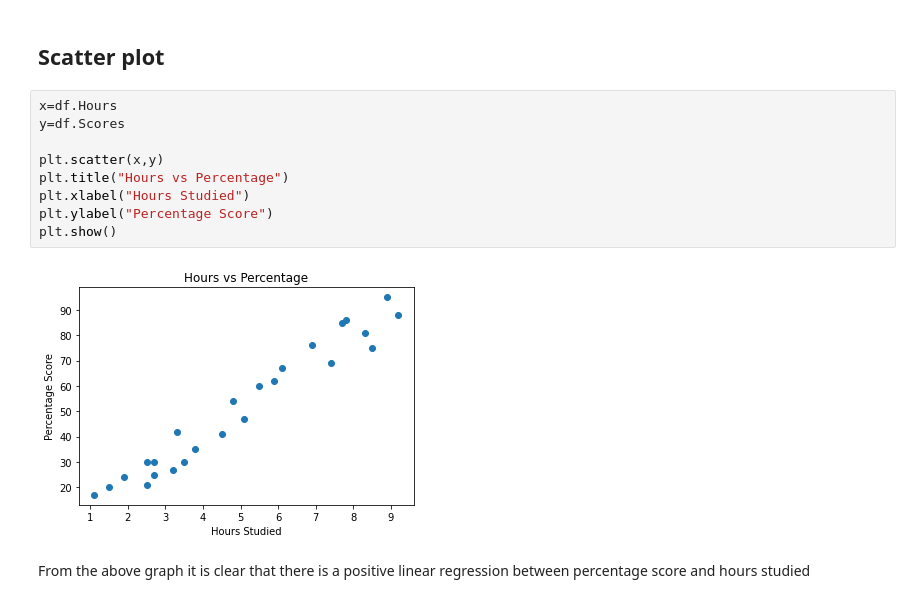
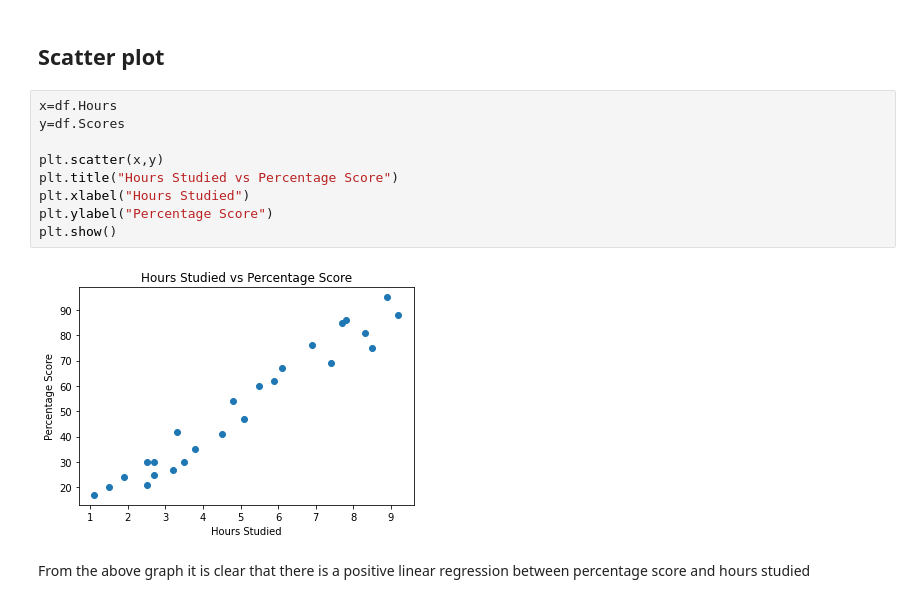
Before and after one commit to aejazvelani/The-Sparks-Foundation, a Jupyter notebook: Task_2__The_Sparks_Foundation.ipynb, the cells around one changed output. Saved outputs shown, nothing was run; the diff lists cells and outputs as text.

```diff
--- a/Task_2__The_Sparks_Foundation.ipynb
+++ b/Task_2__The_Sparks_Foundation.ipynb
@@ -57,14 +57,14 @@ df.shape
 # %%
 x=df.Hours
 y=df.Scores
 
 plt.scatter(x,y)
-plt.title("Hours vs Percentage")
+plt.title("Hours Studied vs Percentage Score")
 plt.xlabel("Hours Studied")
 plt.ylabel("Percentage Score")
 plt.show()
 # %% [output]
-[figure, old version]
+[figure, new version]
 # %% [markdown]
 From the above graph it is clear that there is a positive linear regression between percentage score and hours studied
 # %% [markdown]
```
Also changed, not shown: parts of 4 cells of this notebook.
